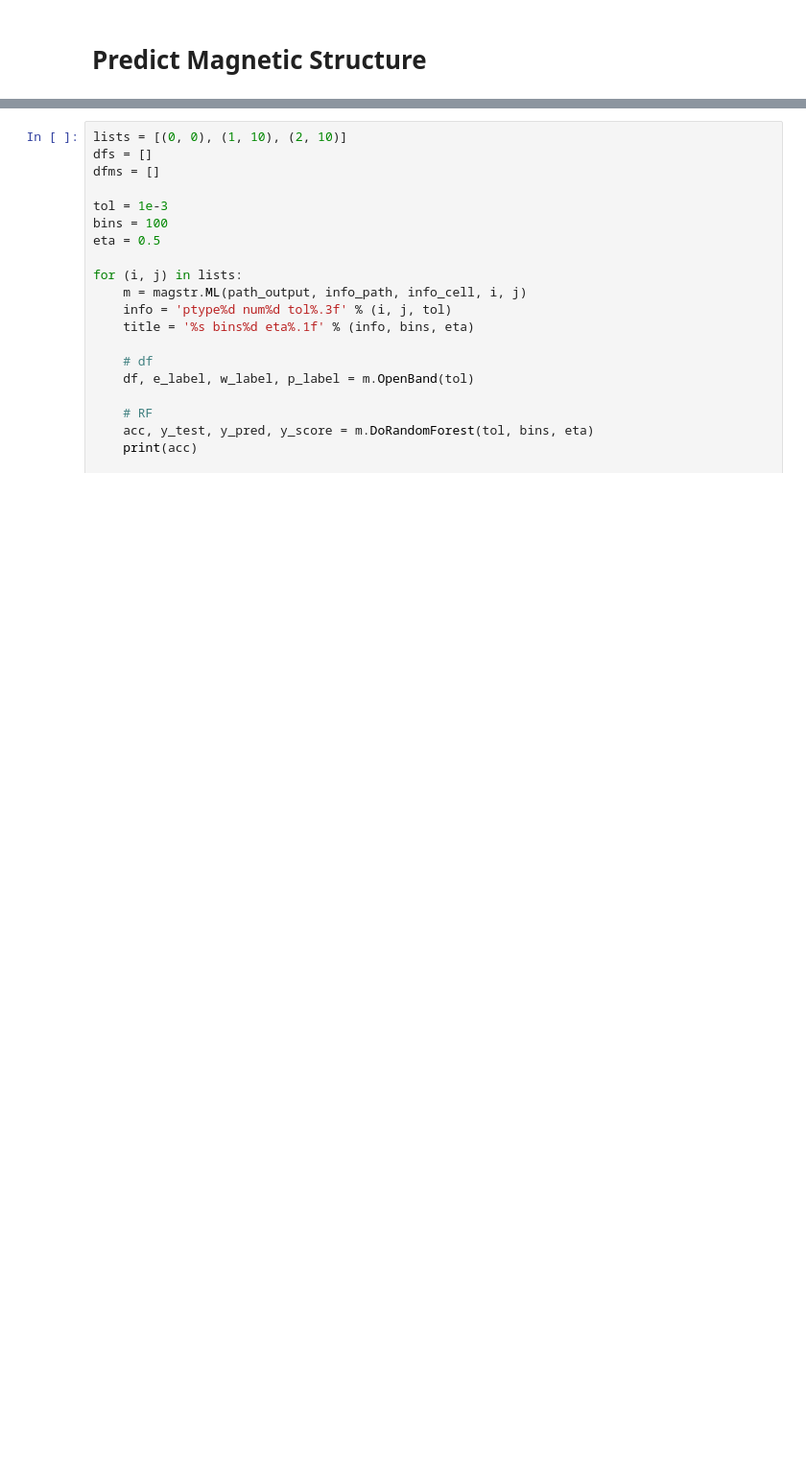
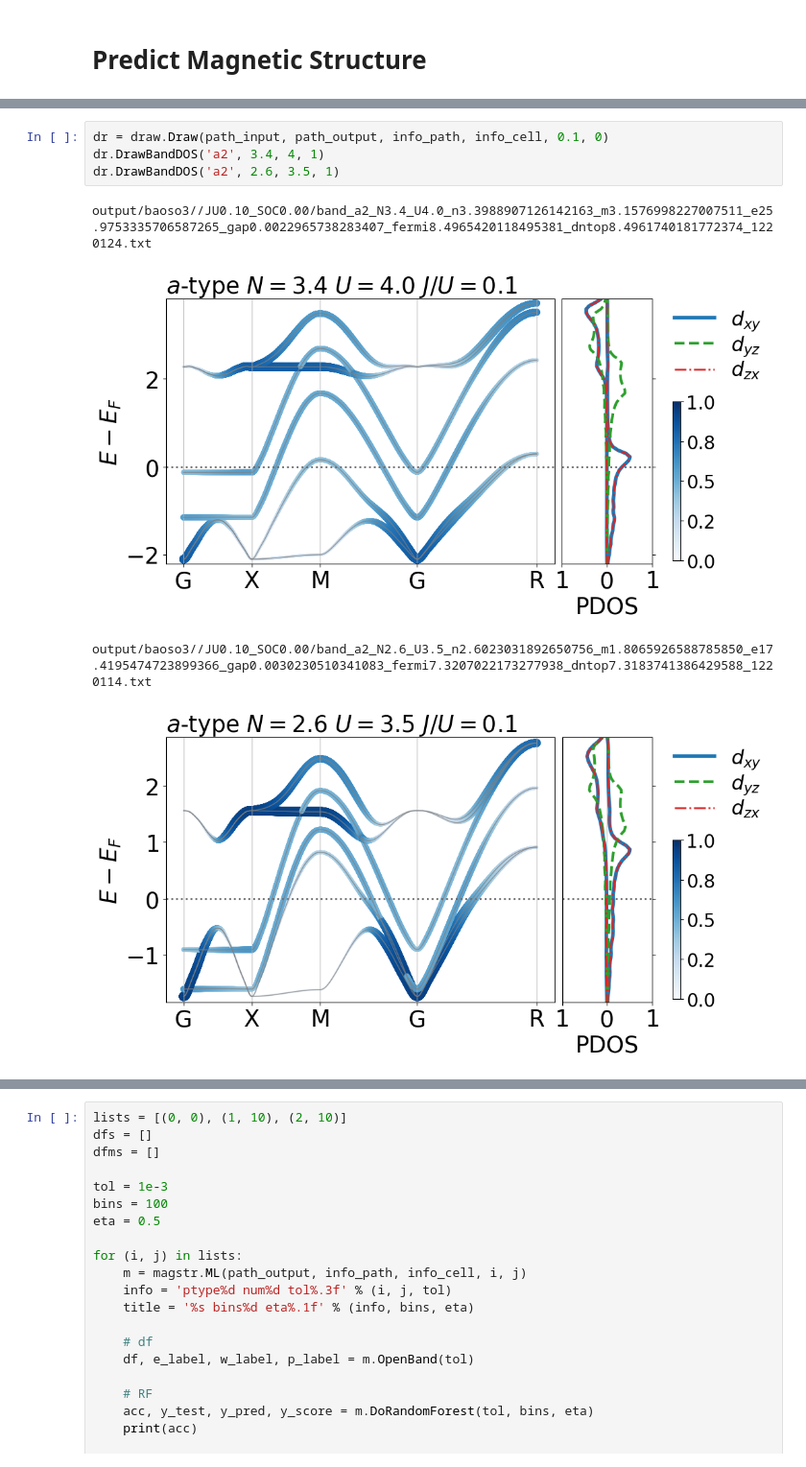
Before and after one commit to 9yelin9/hf, a Jupyter notebook: hf3.ipynb, the cells around one changed output, grey strips where cells are left out. Shown at 96% size. Drawn from its saved outputs; the diff is of its cells as text; blank space fills up the shorter version.

```diff
--- a/hf3.ipynb
+++ b/hf3.ipynb
@@ -245 +403,10 @@ def DrawResult(ptype, pnum, dtype, tol, bins, eta, rsp):
+# %%
+dr = draw.Draw(path_input, path_output, info_path, info_cell, 0.1, 0)
+dr.DrawBandDOS('a2', 3.4, 4, 1)
+dr.DrawBandDOS('a2', 2.6, 3.5, 1)
+# %% [output]
+output/baoso3//JU0.10_SOC0.00/band_a2_N3.4_U4.0_n3.3988907126142163_m3.1576998227007511_e25.9753335706587265_gap0.0022965738283407_fermi8.4965420118495381_dntop8.4961740181772374_1220124.txt
+[figure, added]
+output/baoso3//JU0.10_SOC0.00/band_a2_N2.6_U3.5_n2.6023031892650756_m1.8065926588785850_e17.4195474723899366_gap0.0030230510341083_fermi7.3207022173277938_dntop7.3183741386429588_1220114.txt
+[figure, added]
 # %%
```
Also changed, not shown: parts of 10 cells of this notebook, 55 other files.
